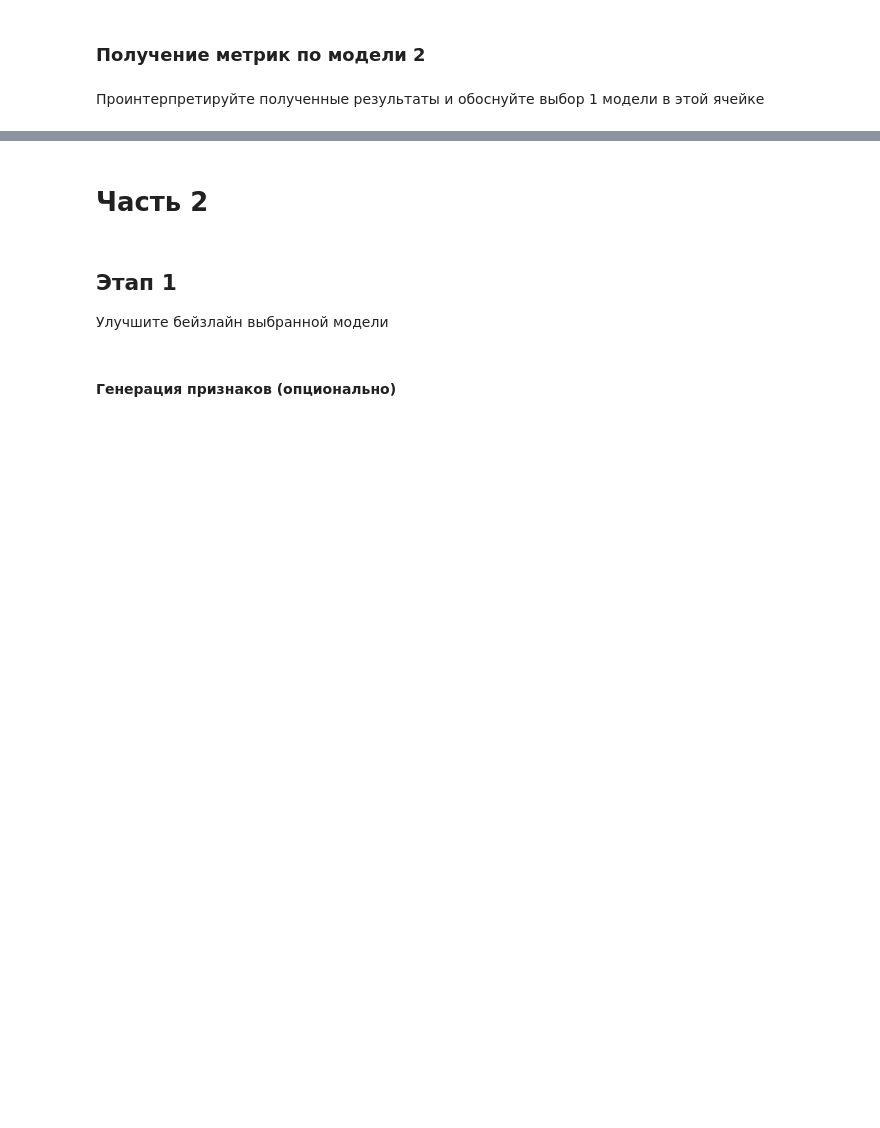
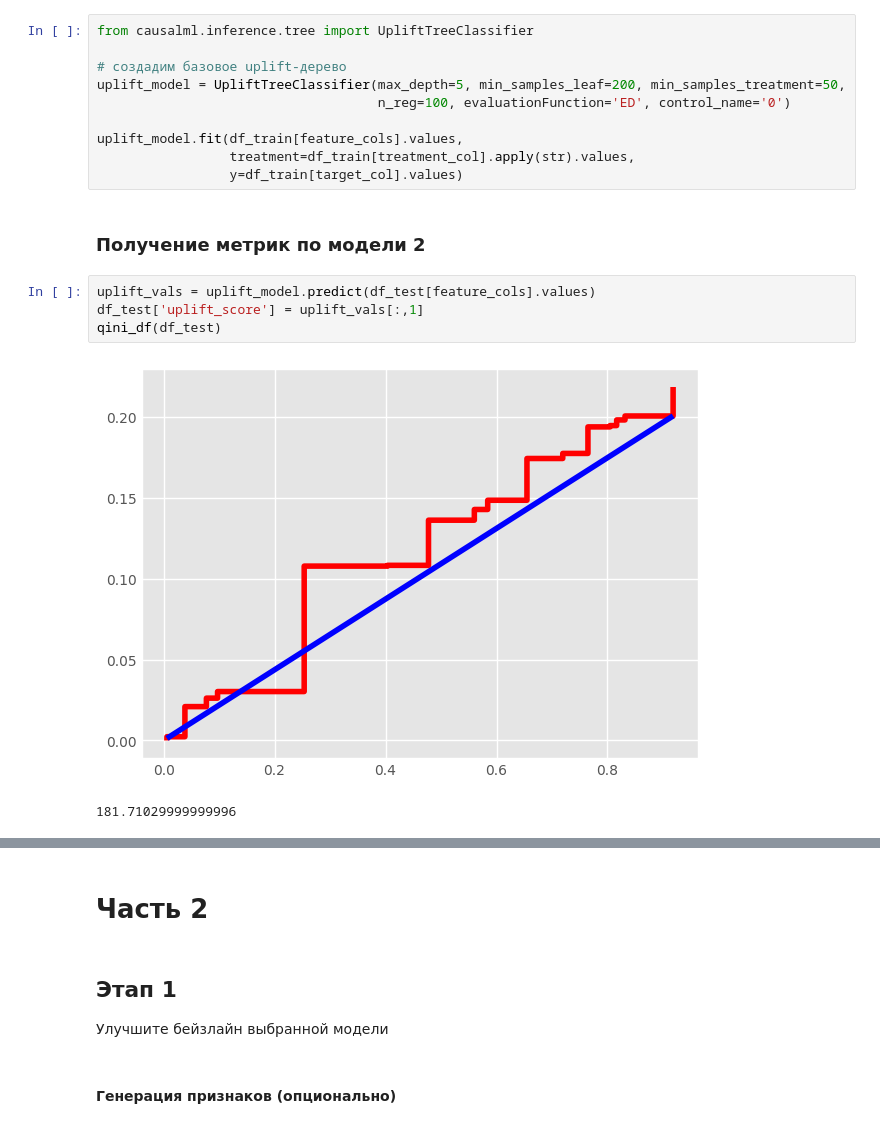
Before and after one commit to Alexdemenev/mle-uplift-final-project-2025, a Jupyter notebook: final_project_template.ipynb, the cells around one changed output, grey strips where cells are left out. Saved outputs shown, nothing was run; the diff lists cells and outputs as text; blank space fills up the shorter version.

```diff
--- a/final_project_template.ipynb
+++ b/final_project_template.ipynb
@@ -227,4 +251,19 @@ qini_df(df_test)
+# %%
+from causalml.inference.tree import UpliftTreeClassifier
+
+# создадим базовое uplift-дерево
+uplift_model = UpliftTreeClassifier(max_depth=5, min_samples_leaf=200, min_samples_treatment=50,
+                                    n_reg=100, evaluationFunction='ED', control_name='0')
+
+uplift_model.fit(df_train[feature_cols].values,
+                 treatment=df_train[treatment_col].apply(str).values,
+                 y=df_train[target_col].values)
 # %% [markdown]
 ### Получение метрик по модели 2
-# %% [markdown]
-Проинтерпретируйте полученные результаты и обоснуйте выбор 1 модели в этой ячейке
+# %%
+uplift_vals = uplift_model.predict(df_test[feature_cols].values)
+df_test['uplift_score'] = uplift_vals[:,1]
+qini_df(df_test)
+# %% [output]
+[figure, added]
+181.71029999999996
```
Also changed, not shown: parts of 8 cells of this notebook.
